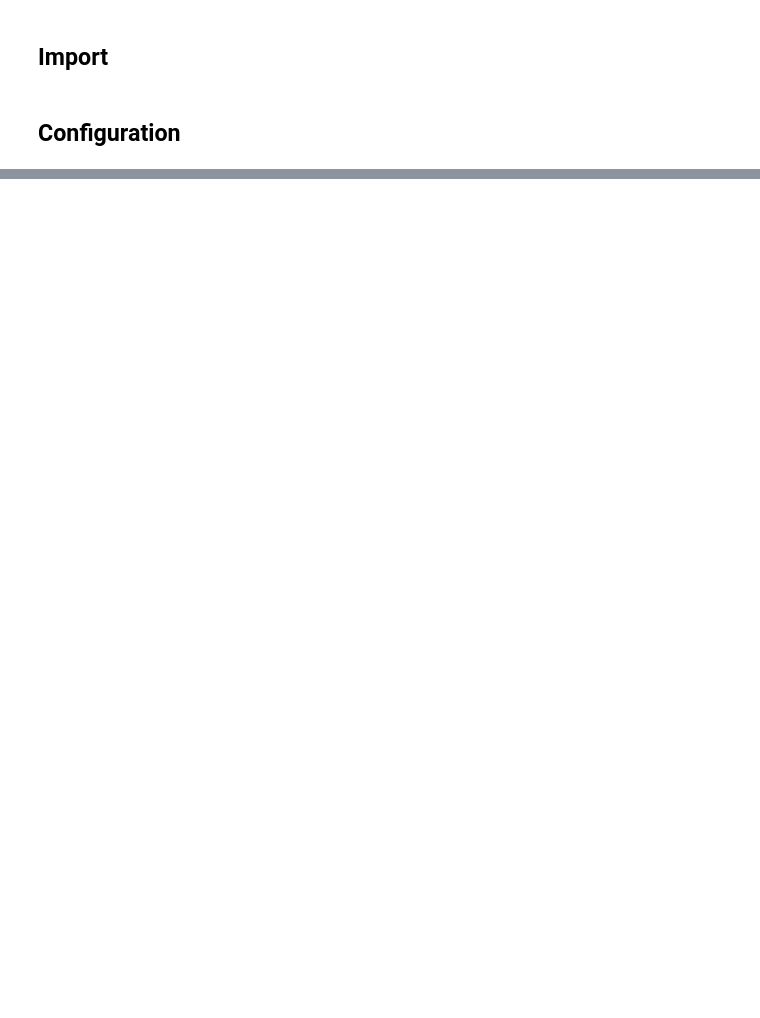
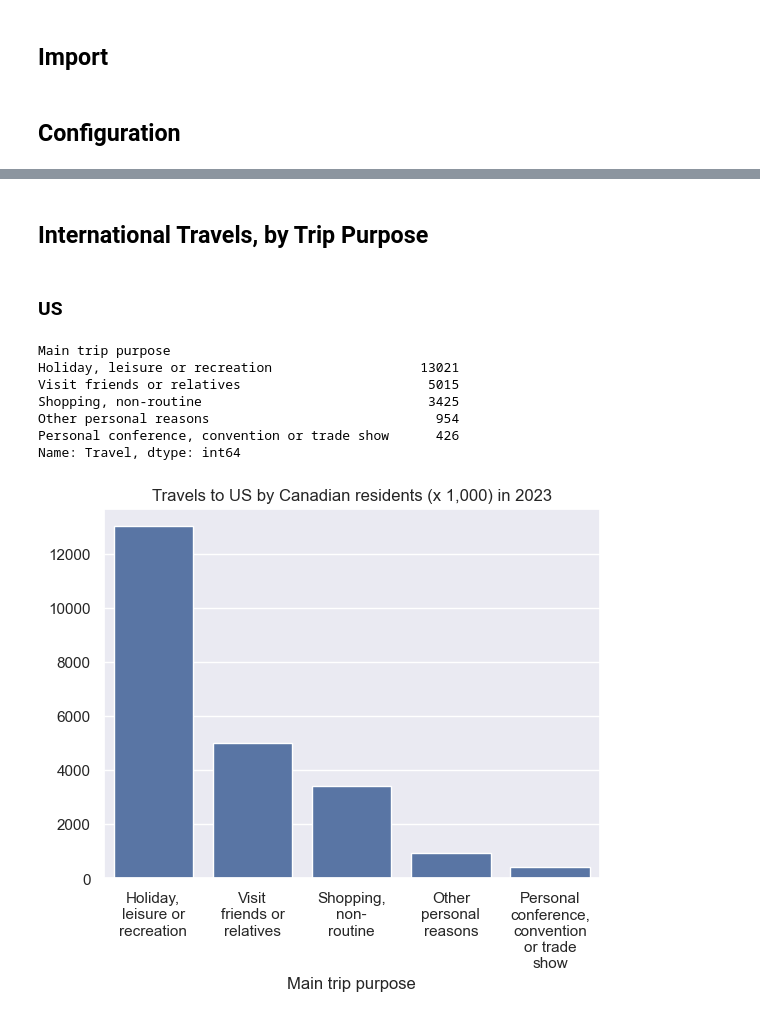
Before and after one commit to mahdi-ghafarian/data-analysis, a Jupyter notebook: tourism/main.ipynb, the cells around one changed output, grey strips where cells are left out. Drawn from its saved outputs; the diff is of its cells as text; code cells hidden in the pictures; blank space fills up the shorter version.

```diff
--- a/tourism/main.ipynb
+++ b/tourism/main.ipynb
@@ -58,0 +77,25 @@ KeyError: 'REF_DATE'
+# %% [markdown]
+## International Travels, by Trip Purpose
+# %% [markdown]
+### US
+# %%
+cond_1 = df.index.year == 2023
+cond_3 = df['Trip duration'] == 'Total, all trip durations'
+cond_2 = df['Main trip purpose'] != 'Total, all trip purposes'
+cond_4 = df['Destination'] == 'United States'
+
+df_1 = df[cond_1 & cond_2 & cond_3 & cond_4]
+df_2 = df_1.groupby('Main trip purpose')['Travel'].sum().sort_values(ascending=False)
+print(df_2,'\n')
+ax = sns.barplot(x=df_2.index,y=df_2.values)
+ax.set( title='Travels to US by Canadian residents (x 1,000) in 2023')
+wrap_labels(ax, 10)
+# %% [output]
+Main trip purpose
+Holiday, leisure or recreation                   13021
+Visit friends or relatives                        5015
+Shopping, non-routine                             3425
+Other personal reasons                             954
+Personal conference, convention or trade show      426
+Name: Travel, dtype: int64
+[figure, added]
```
Also changed, not shown: parts of 10 cells of this notebook, 1 other file.
